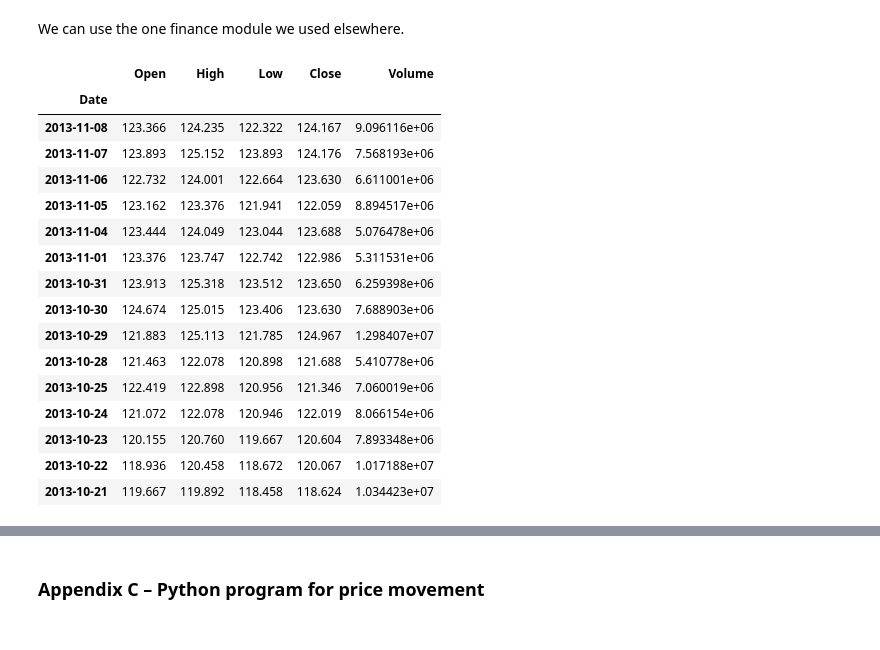
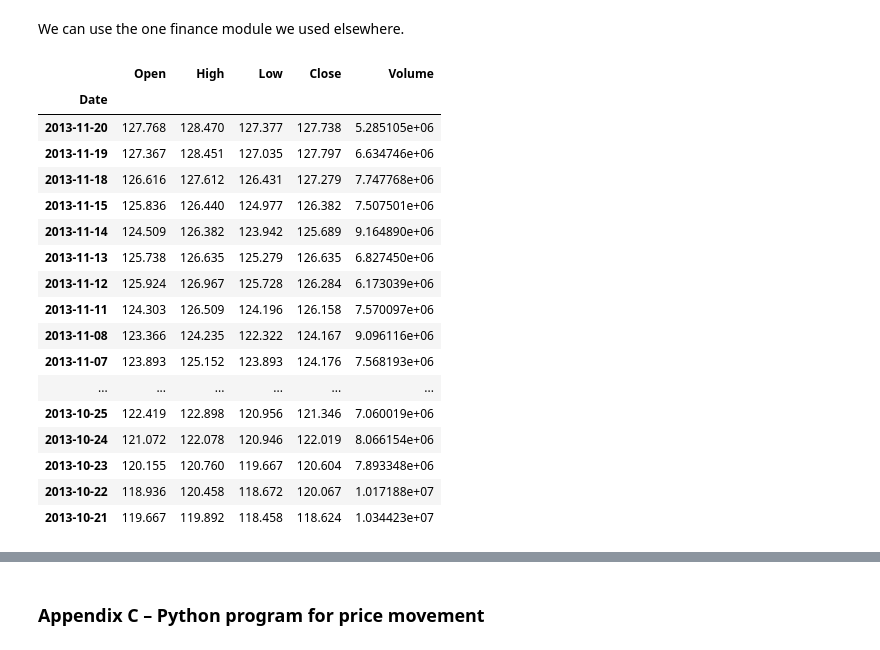
Before and after one commit to leoouyang781/Test-Repository, a Jupyter notebook: Python-For-Finance-2nd-Edition/Chapter 4.ipynb, the cells around one changed output, grey strips where cells are left out. Cells and saved outputs as stored; diff of their text form; code cells hidden in the pictures.

```diff
--- a/Python-For-Finance-2nd-Edition/Chapter 4.ipynb
+++ b/Python-For-Finance-2nd-Edition/Chapter 4.ipynb
@@ -595,25 +617,26 @@ We can use the one finance module we used elsewhere.
 # %%
 import mplfinance as mpf
 
 date1 = datetime.datetime(2013, 10, 20)
-date2 = datetime.datetime(2013, 11, 10)
+date2 = datetime.datetime(2013, 11, 20)
 ticker='IBM'
 
 p = pddata.DataReader(ticker, 'stooq', start = date1, end = date2)
 p
 # %% [output]
 |  | Open | High | Low | Close | Volume |
 | Date |  |  |  |  |  |
+| 2013-11-20 | 127.768 | 128.470 | 127.377 | 127.738 | 5.285105e+06 |
+| 2013-11-19 | 127.367 | 128.451 | 127.035 | 127.797 | 6.634746e+06 |
+| 2013-11-18 | 126.616 | 127.612 | 126.431 | 127.279 | 7.747768e+06 |
+| 2013-11-15 | 125.836 | 126.440 | 124.977 | 126.382 | 7.507501e+06 |
+| 2013-11-14 | 124.509 | 126.382 | 123.942 | 125.689 | 9.164890e+06 |
+| 2013-11-13 | 125.738 | 126.635 | 125.279 | 126.635 | 6.827450e+06 |
+| 2013-11-12 | 125.924 | 126.967 | 125.728 | 126.284 | 6.173039e+06 |
+| 2013-11-11 | 124.303 | 126.509 | 124.196 | 126.158 | 7.570097e+06 |
 | 2013-11-08 | 123.366 | 124.235 | 122.322 | 124.167 | 9.096116e+06 |
 | 2013-11-07 | 123.893 | 125.152 | 123.893 | 124.176 | 7.568193e+06 |
-| 2013-11-06 | 122.732 | 124.001 | 122.664 | 123.630 | 6.611001e+06 |
-| 2013-11-05 | 123.162 | 123.376 | 121.941 | 122.059 | 8.894517e+06 |
-| 2013-11-04 | 123.444 | 124.049 | 123.044 | 123.688 | 5.076478e+06 |
-| 2013-11-01 | 123.376 | 123.747 | 122.742 | 122.986 | 5.311531e+06 |
-| 2013-10-31 | 123.913 | 125.318 | 123.512 | 123.650 | 6.259398e+06 |
-| 2013-10-30 | 124.674 | 125.015 | 123.406 | 123.630 | 7.688903e+06 |
-| 2013-10-29 | 121.883 | 125.113 | 121.785 | 124.967 | 1.298407e+07 |
-| 2013-10-28 | 121.463 | 122.078 | 120.898 | 121.688 | 5.410778e+06 |
+| ... | ... | ... | ... | ... | ... |
 | 2013-10-25 | 122.419 | 122.898 | 120.956 | 121.346 | 7.060019e+06 |
 | 2013-10-24 | 121.072 | 122.078 | 120.946 | 122.019 | 8.066154e+06 |
 | 2013-10-23 | 120.155 | 120.760 | 119.667 | 120.604 | 7.893348e+06 |
```
Also changed, not shown: parts of 19 cells of this notebook.
